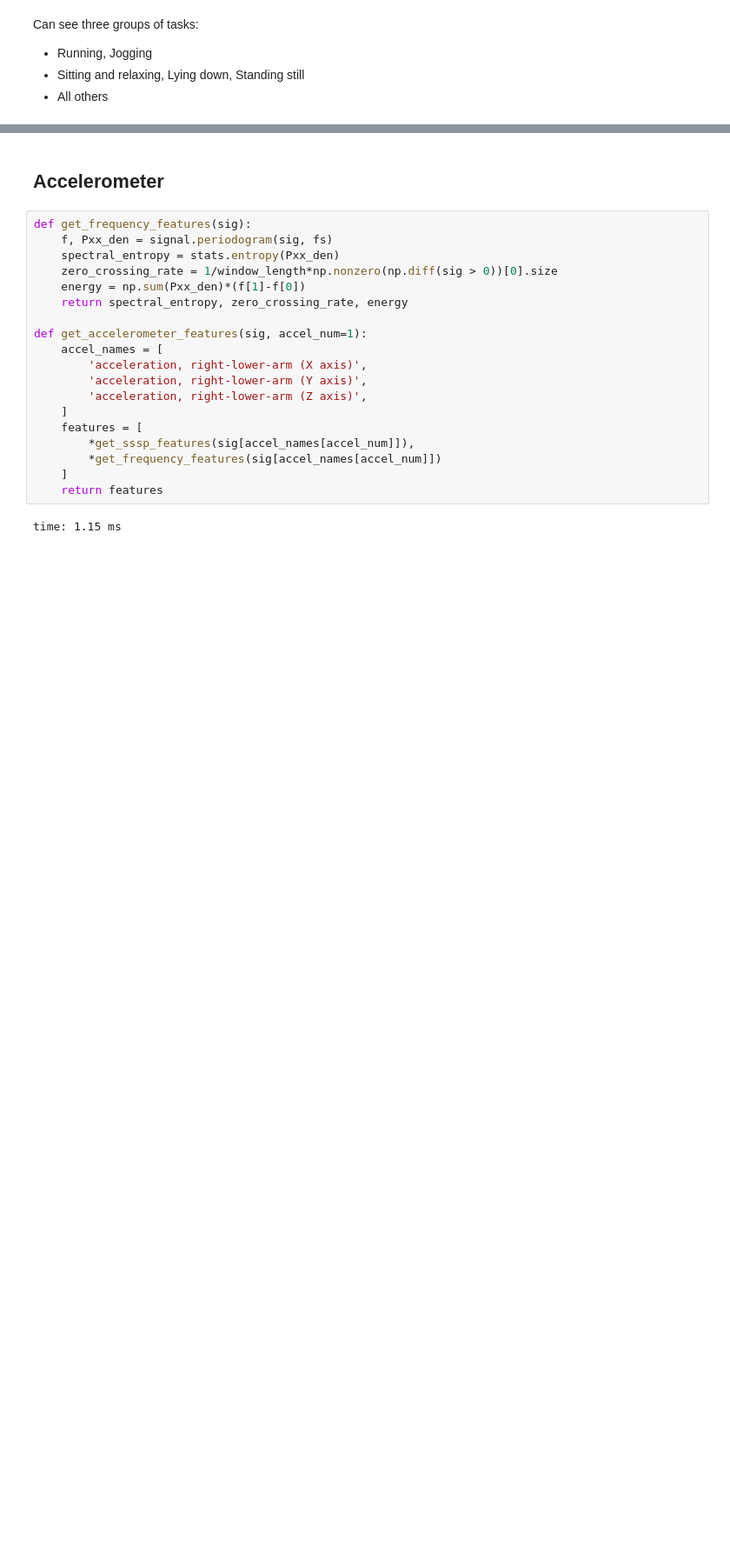
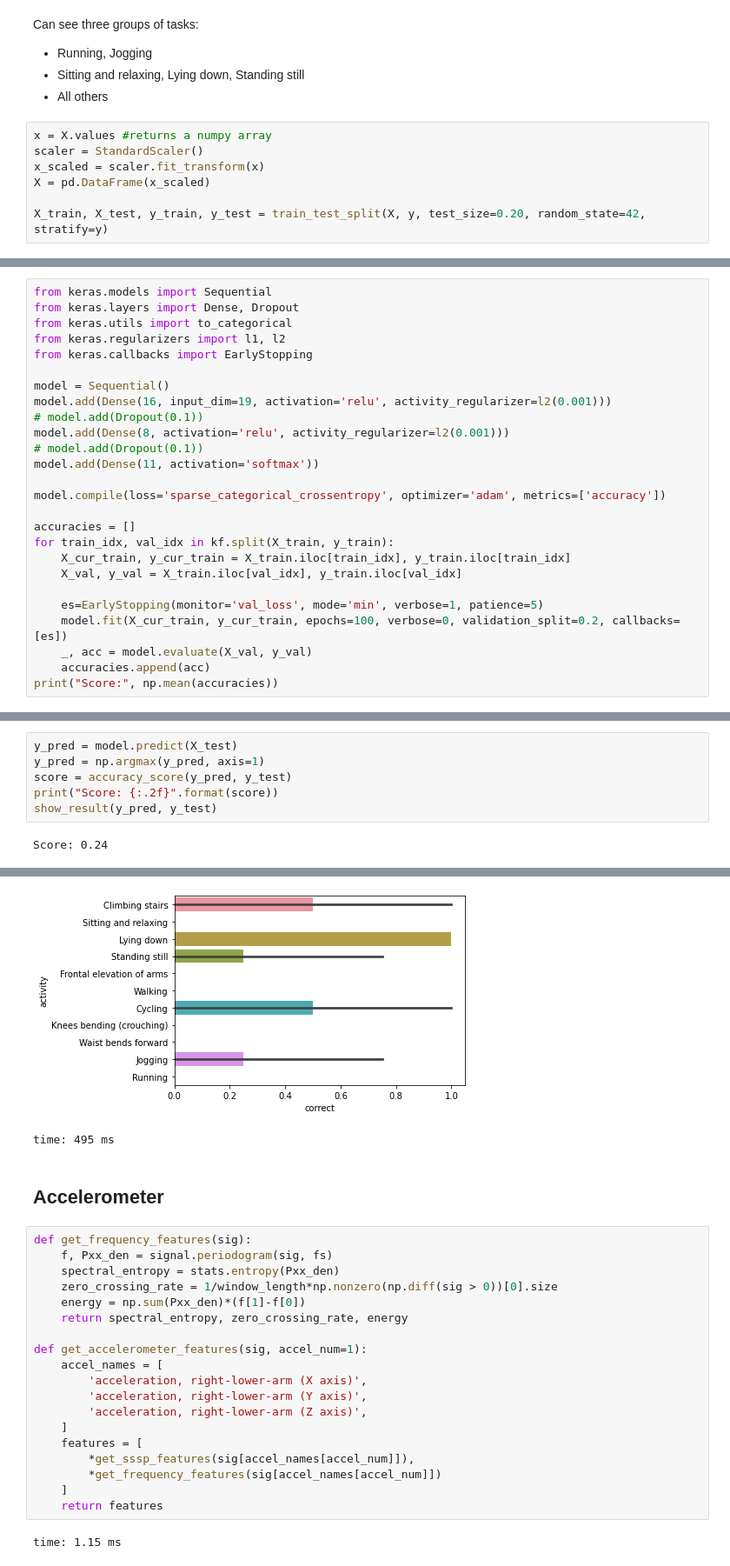
Before and after one commit to Midren/ActivityClassification, a Jupyter notebook: project.ipynb, the cells around one changed output, grey strips where cells are left out. Shown at 87% size. Drawn from its saved outputs; the diff is of its cells as text; blank space fills up the shorter version.

```diff
--- a/project.ipynb
+++ b/project.ipynb
@@ -675,3 +679,10 @@ Can see three groups of tasks:
 - Running, Jogging
 - Sitting and relaxing, Lying down, Standing still
 - All others
+# %%
+x = X.values #returns a numpy array
+scaler = StandardScaler()
+x_scaled = scaler.fit_transform(x)
+X = pd.DataFrame(x_scaled)
+
+X_train, X_test, y_train, y_test = train_test_split(X, y, test_size=0.20, random_state=42, stratify=y)
@@ -677,0 +691,26 @@ Can see three groups of tasks:
+# %%
+from keras.models import Sequential
+from keras.layers import Dense, Dropout
+from keras.utils import to_categorical
+from keras.regularizers import l1, l2
+from keras.callbacks import EarlyStopping
+
+model = Sequential()
+model.add(Dense(16, input_dim=19, activation='relu', activity_regularizer=l2(0.001)))
+# model.add(Dropout(0.1))
+model.add(Dense(8, activation='relu', activity_regularizer=l2(0.001)))
+# model.add(Dropout(0.1))
+model.add(Dense(11, activation='softmax'))
+
+model.compile(loss='sparse_categorical_crossentropy', optimizer='adam', metrics=['accuracy'])
+
+accuracies = []
+for train_idx, val_idx in kf.split(X_train, y_train):
+    X_cur_train, y_cur_train = X_train.iloc[train_idx], y_train.iloc[train_idx]
+    X_val, y_val = X_train.iloc[val_idx], y_train.iloc[val_idx]
+
+    es=EarlyStopping(monitor='val_loss', mode='min', verbose=1, patience=5)
+    model.fit(X_cur_train, y_cur_train, epochs=100, verbose=0, validation_split=0.2, callbacks=[es])
+    _, acc = model.evaluate(X_val, y_val)
+    accuracies.append(acc)
+print("Score:", np.mean(accuracies))
@@ -677,0 +730,8 @@ Can see three groups of tasks:
+# %%
+y_pred = model.predict(X_test)
+y_pred = np.argmax(y_pred, axis=1)
+score = accuracy_score(y_pred, y_test)
+print("Score: {:.2f}".format(score))
+show_result(y_pred, y_test)
+# %% [output]
+Score: 0.24
@@ -678,3 +739,5 @@ Can see three groups of tasks:
+[figure, added]
+time: 495 ms
 # %% [markdown]
 ## Accelerometer
 # %%
```
Also changed, not shown: parts of 17 cells of this notebook.
